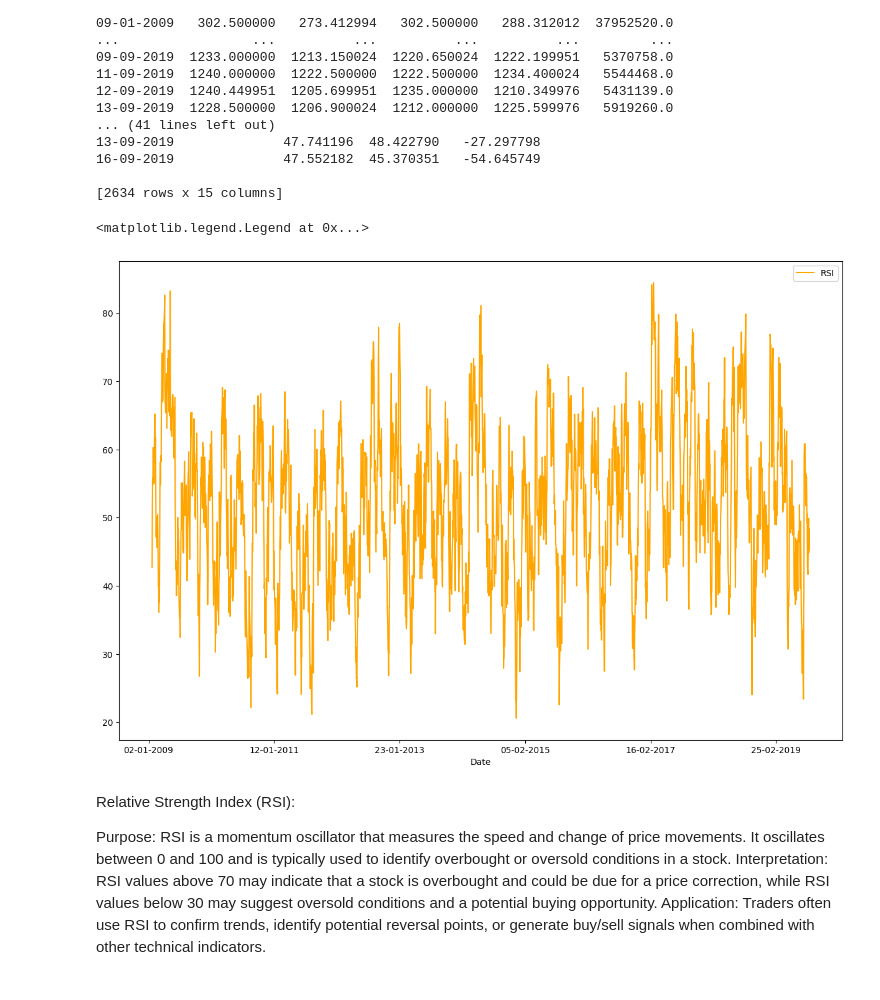
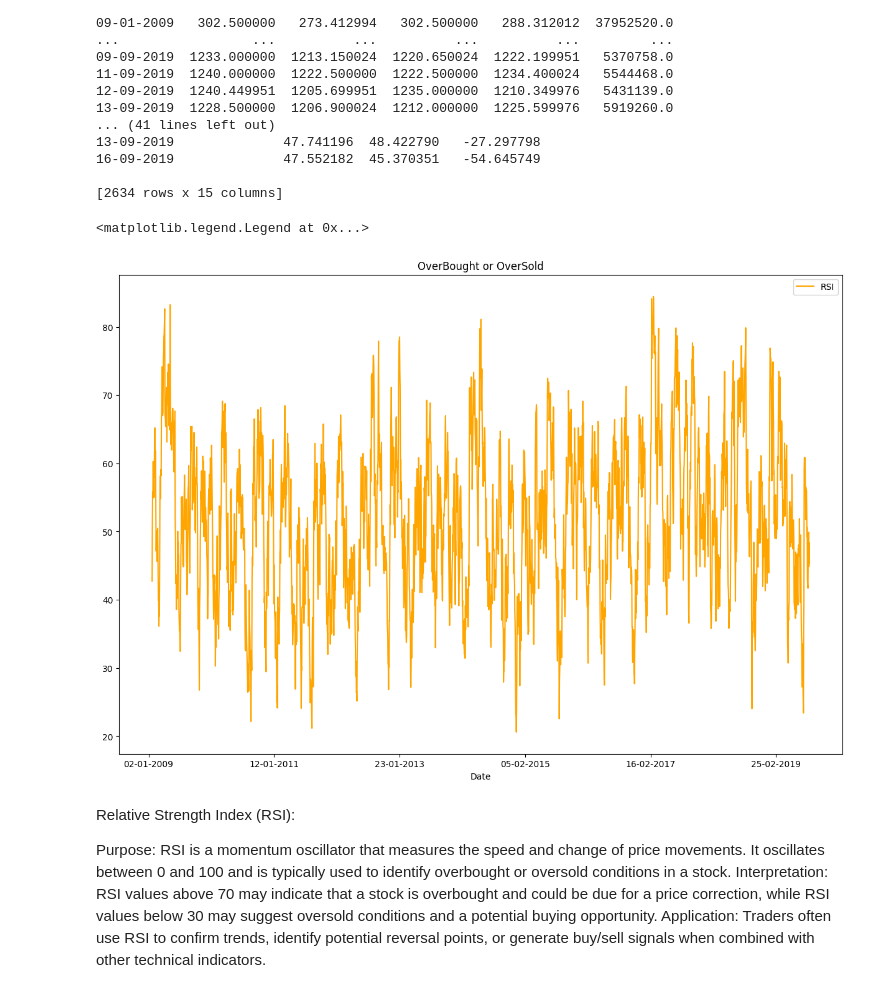
Before and after one commit to sahilgarg2814/avisoft, a Jupyter notebook: weekly_assignment/weakly_assignment7.ipynb, the cells around one changed output. Saved outputs shown, nothing was run; the diff lists cells and outputs as text; code cells hidden in the pictures.

```diff
--- a/weekly_assignment/weakly_assignment7.ipynb
+++ b/weekly_assignment/weakly_assignment7.ipynb
@@ -105,12 +106,14 @@ Date
 
 [2634 rows x 15 columns]
 # %%
+# ploting the graph for evalutating if the stock is oversold or overbought
 plt.figure(figsize=(15,10))
 dataframe_reliance_stock_price['RSI'].plot(label='RSI', color='orange')
+plt.title("OverBought or OverSold")
 plt.legend()
 # %% [output]
 <matplotlib.legend.Legend at 0x...>
-[figure, old version]
+[figure, new version]
 # %% [markdown]
 Relative Strength Index (RSI):
 
```
Also changed, not shown: parts of 1 cell of this notebook.
